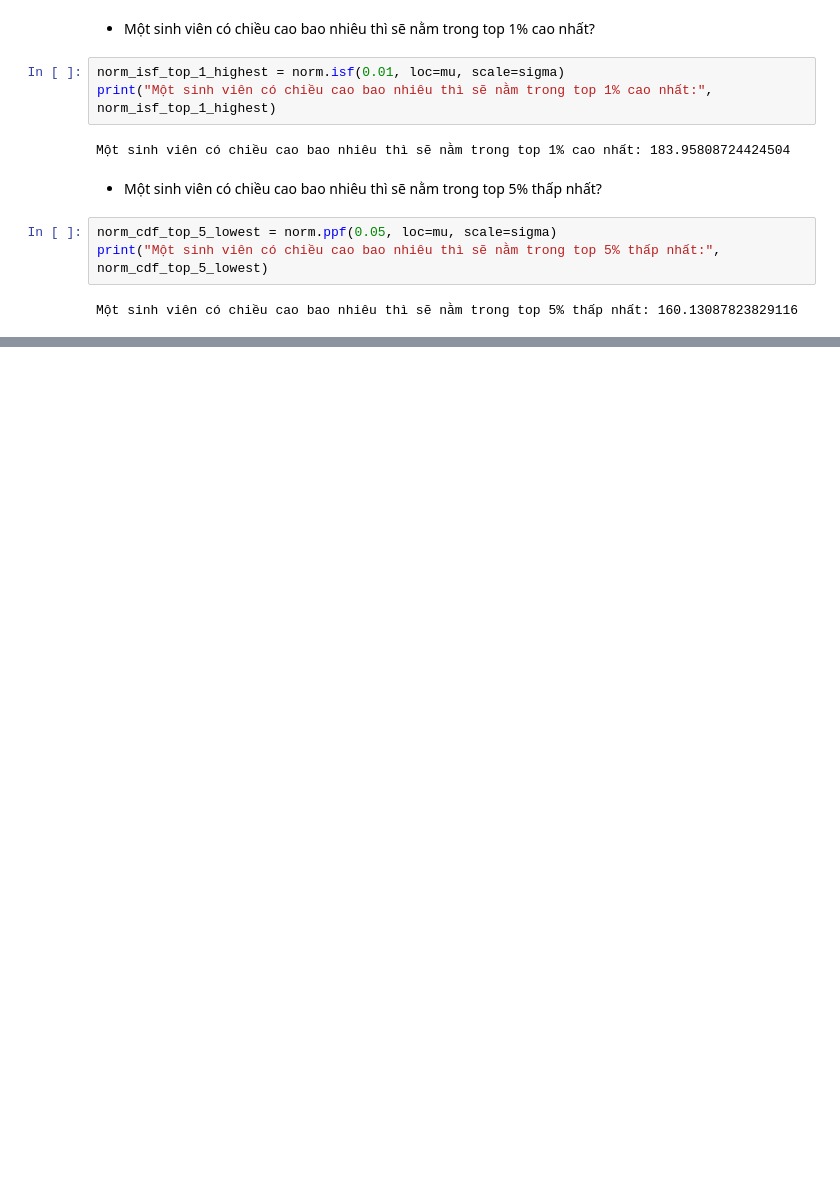
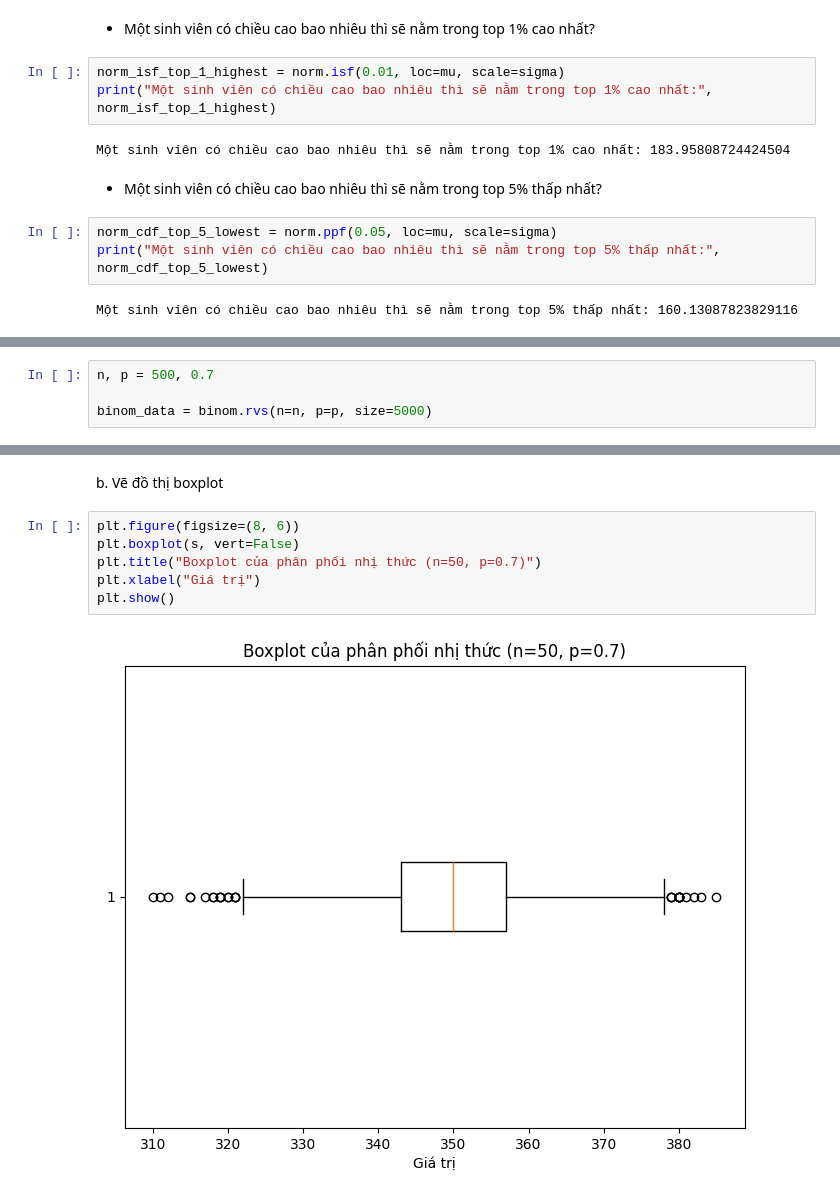
Before and after one commit to HuynhDucPhu2502/Data-Analysis-Learning-Projects, a Jupyter notebook: Computational Statistics and Applications/Exercise/GK/Solution - Distribution .ipynb, the cells around one changed output, grey strips where cells are left out. Cells and saved outputs as stored; diff of their text form; blank space fills up the shorter version.

```diff
--- a/Computational Statistics and Applications/Exercise/GK/Solution - Distribution .ipynb
+++ b/Computational Statistics and Applications/Exercise/GK/Solution - Distribution .ipynb
@@ -270,0 +403,4 @@ Một sinh viên có chiều cao bao nhiêu thì sẽ nằm trong top 5% thấp
+# %%
+n, p = 500, 0.7
+
+binom_data = binom.rvs(n=n, p=p, size=5000)
@@ -270,0 +423,10 @@ Một sinh viên có chiều cao bao nhiêu thì sẽ nằm trong top 5% thấp
+# %% [markdown]
+b. Vẽ đồ thị boxplot
+# %%
+plt.figure(figsize=(8, 6))
+plt.boxplot(s, vert=False)
+plt.title("Boxplot của phân phối nhị thức (n=50, p=0.7)")
+plt.xlabel("Giá trị")
+plt.show()
+# %% [output]
+[figure, added]
```
Also changed, not shown: parts of 71 cells of this notebook, 5 other files.
